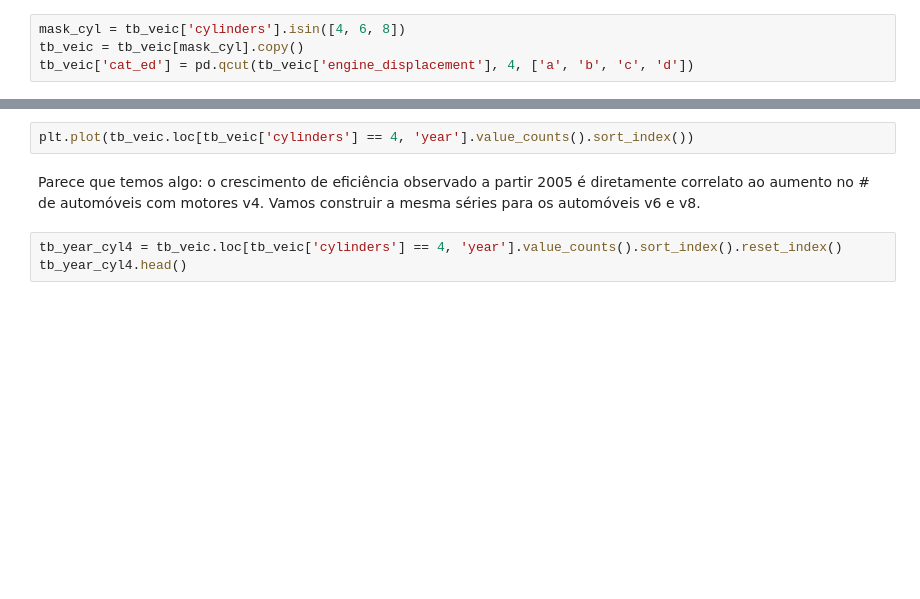
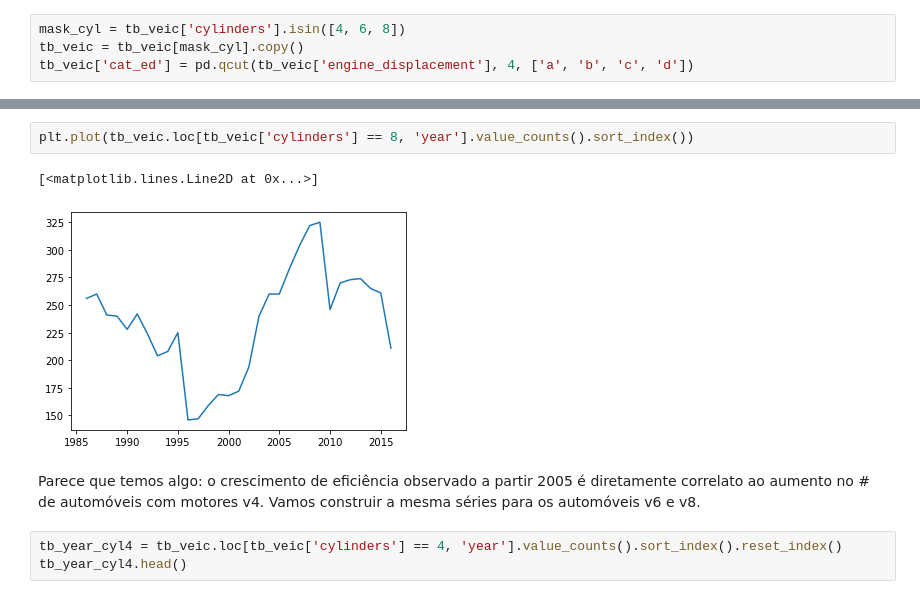
Before and after one commit to pedroteche-ih/79_PT_JUN2022, a Jupyter notebook: aulas/79 DA PT JUN-2022 Revisão Pandas.ipynb, the cells around one changed output, grey strips where cells are left out. Drawn from its saved outputs; the diff is of its cells as text; blank space fills up the shorter version.

```diff
--- a/aulas/79 DA PT JUN-2022 Revisão Pandas.ipynb
+++ b/aulas/79 DA PT JUN-2022 Revisão Pandas.ipynb
@@ -84,5 +274,8 @@ tb_veic['cat_ed'] = pd.qcut(tb_veic['engine_displacement'], 4, ['a', 'b', 'c', '
 # %%
-plt.plot(tb_veic.loc[tb_veic['cylinders'] == 4, 'year'].value_counts().sort_index())
+plt.plot(tb_veic.loc[tb_veic['cylinders'] == 8, 'year'].value_counts().sort_index())
+# %% [output]
+[<matplotlib.lines.Line2D at 0x...>]
+[figure, added]
 # %% [markdown]
 Parece que temos algo: o crescimento de eficiência observado a partir 2005 é diretamente correlato ao aumento no # de automóveis com motores v4. Vamos construir a mesma séries para os automóveis v6 e v8.
 # %%
```
Also changed, not shown: parts of 29 cells of this notebook, 2 other files.
